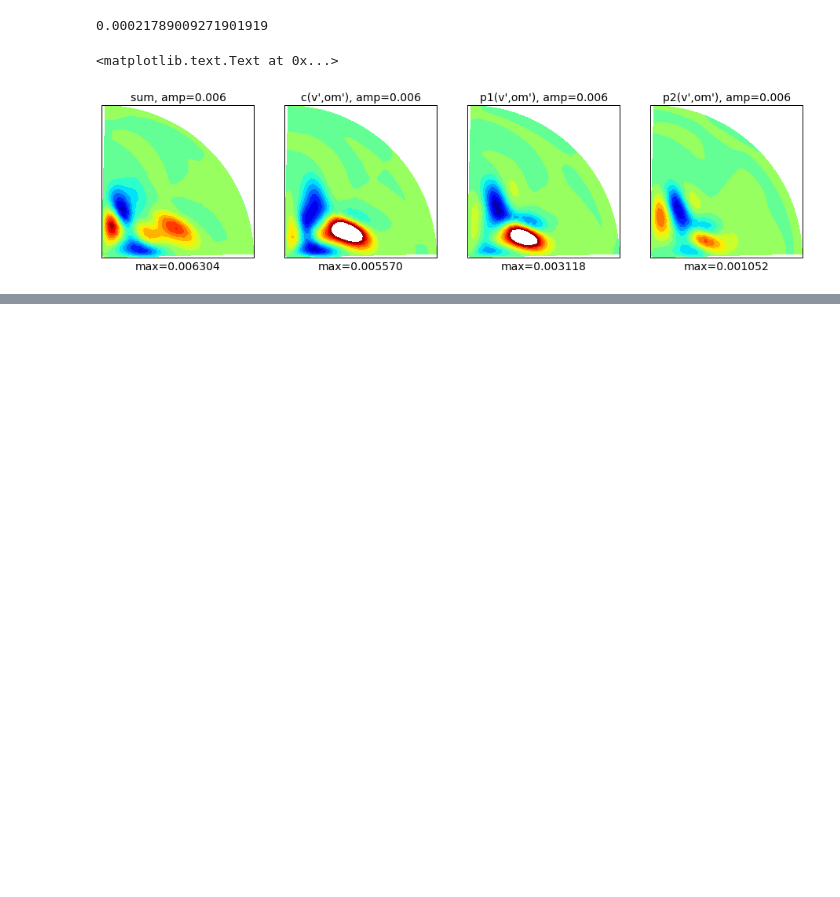
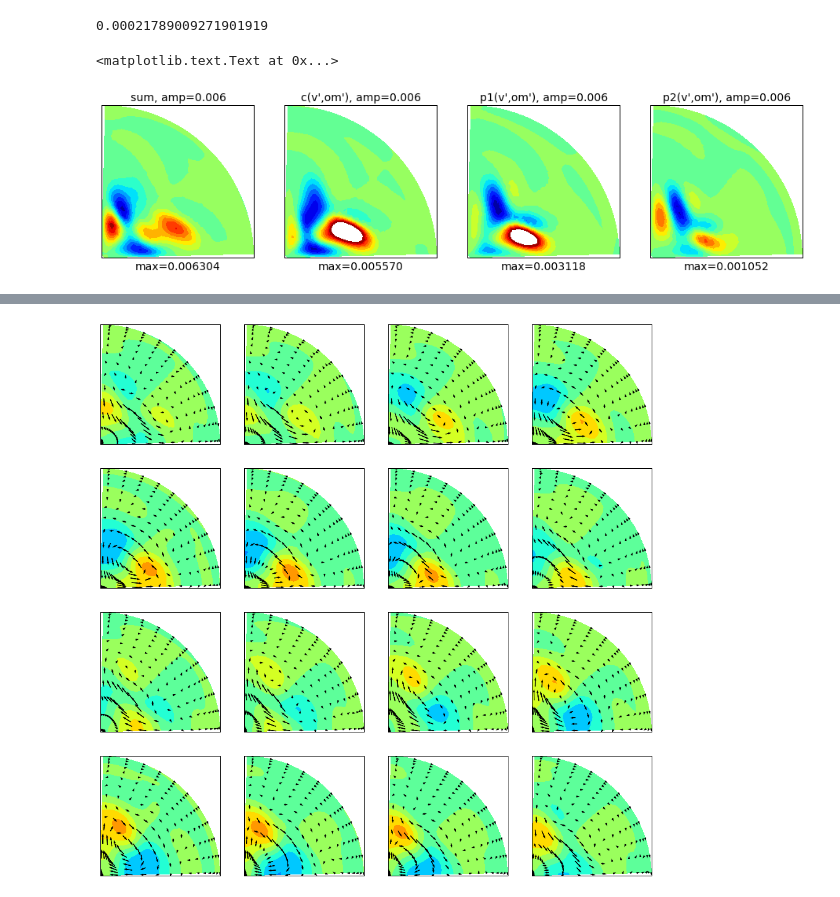
Before and after one commit to pimanov/research, a Jupyter notebook: TW-puls_to_ox-continuation.ipynb, the cells around one changed output, grey strips where cells are left out. Saved outputs shown, nothing was run; the diff lists cells and outputs as text; code cells hidden in the pictures; blank space fills up the shorter version.

```diff
--- a/TW-puls_to_ox-continuation.ipynb
+++ b/TW-puls_to_ox-continuation.ipynb
@@ -358,0 +482,11 @@ plt.xlabel("max=%f" % p2_11[2:-2,2:-2,1:-1].mean(-1).max(), fontsize=14)
+# %%
+plt.figure(figsize=(16,16))
+
+n = 1
+for i in range(1,64,4):
+    plt.subplot(4,4,n)
+    n += 1
+    pp.polar_arrow(vel1[1][1:-1:3,1:-1:3,i], vel1[2][1:-1:3,1:-1:3,i], r.f[1:-1:3], th.f[1:-1:3], 5)
+    pp.polar_contourf(r.f[1:-1], th.f[1:-1], vel1[0][1:-1,1:-1,i]  , (-0.1,0.1))
+# %% [output]
+[figure, added]
```
Also changed, not shown: parts of 16 cells of this notebook, 3 other files.
